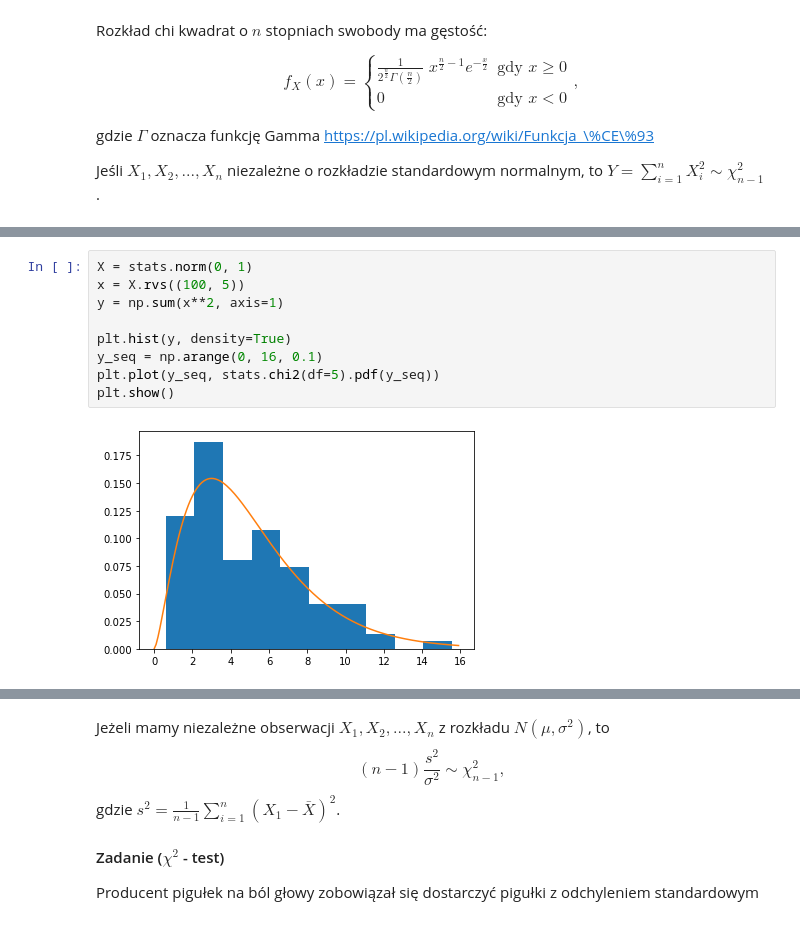
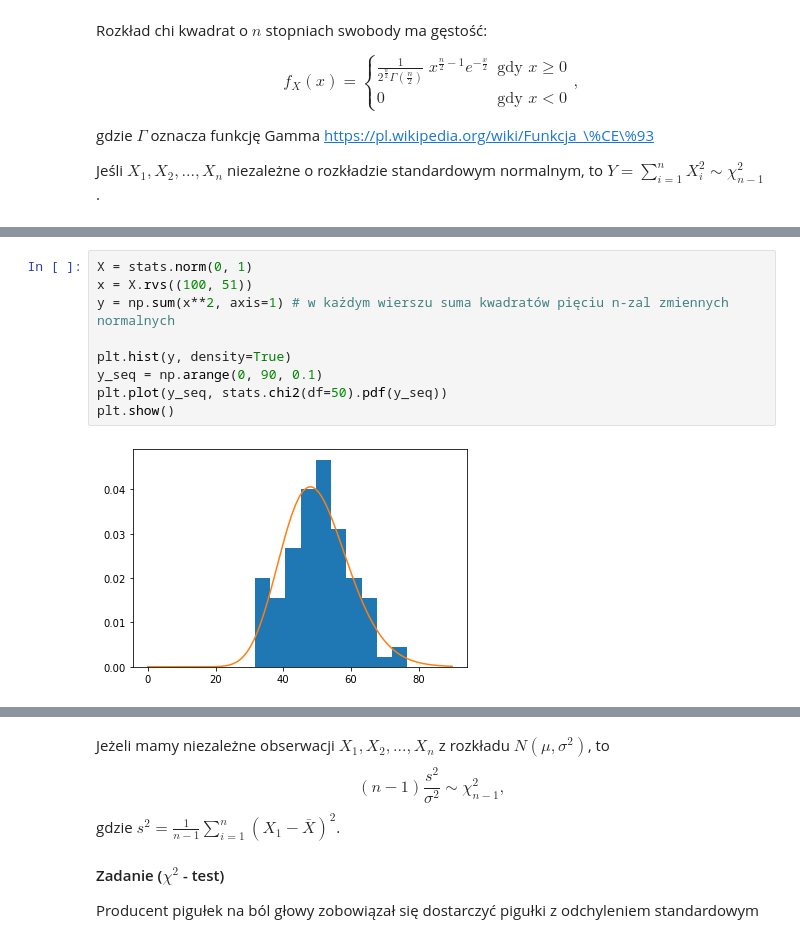
Before and after one commit to MalgosiaL/stat_prob_2020_10, a Jupyter notebook: sobota_lab.ipynb, the cells around one changed output, grey strips where cells are left out. Drawn from its saved outputs; the diff is of its cells as text.

```diff
--- a/sobota_lab.ipynb
+++ b/sobota_lab.ipynb
@@ -1460,11 +1575,11 @@ Jeśli $X_1, X_2, ..., X_n$ niezależne o rozkładzie standardowym normalnym, to
 # %%
 X = stats.norm(0, 1)
-x = X.rvs((100, 5))
-y = np.sum(x**2, axis=1)
+x = X.rvs((100, 51))
+y = np.sum(x**2, axis=1) # w każdym wierszu suma kwadratów pięciu n-zal zmiennych normalnych
 
 plt.hist(y, density=True)
-y_seq = np.arange(0, 16, 0.1)
-plt.plot(y_seq, stats.chi2(df=5).pdf(y_seq))
+y_seq = np.arange(0, 90, 0.1)
+plt.plot(y_seq, stats.chi2(df=50).pdf(y_seq))
 plt.show()
 # %% [output]
-[figure, old version]
+[figure, new version]
```
Also changed, not shown: parts of 35 cells of this notebook.
